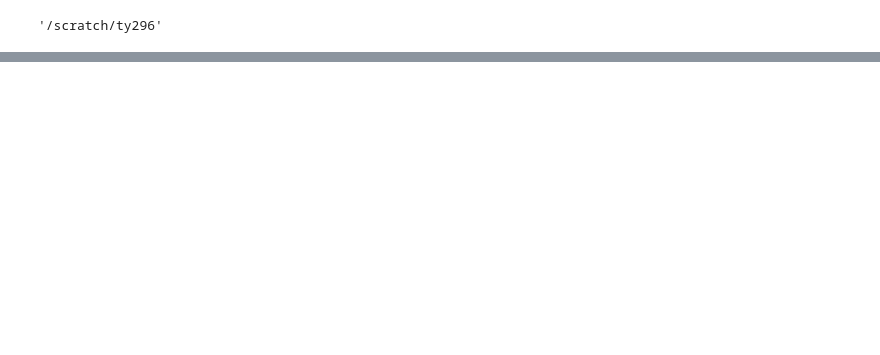
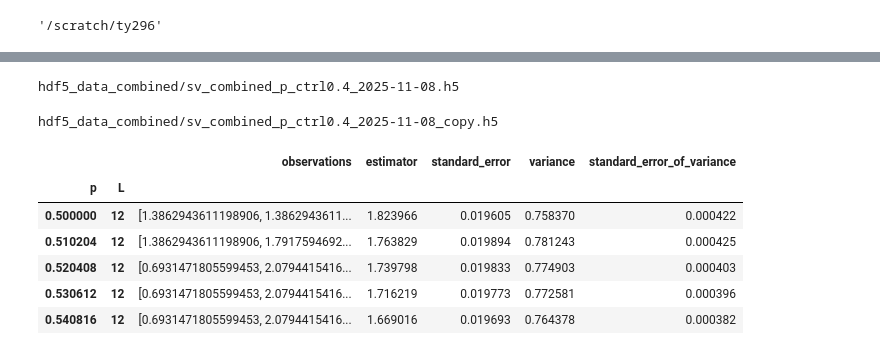
Before and after one commit to youtao1999/CT_MPS, a Jupyter notebook: sandbox.ipynb, the cells around one changed output, grey strips where cells are left out. Saved outputs shown, nothing was run; the diff lists cells and outputs as text; code cells hidden in the pictures; blank space fills up the shorter version.

```diff
--- a/sandbox.ipynb
+++ b/sandbox.ipynb
@@ -6,0 +43,20 @@ os.getcwd()
+# %%
+
+combined_sv_filename = f"hdf5_data_combined/sv_combined_p_ctrl0.4_{datetime.datetime.now().strftime('%Y-%m-%d')}.h5"
+print(combined_sv_filename)
+
+# with h5py.File(combined_sv_filename, 'w') as f_target:
+#     # No need to open files! Just create links directly
+#     for i, filename in enumerate(tqdm.tqdm(files_full_path)):
+#         ds_name = files[i]
+#         # Create external link instead of copying
+#         f_target[ds_name] = h5py.ExternalLink(filename, 'sv_arr')
+# %% [output]
+hdf5_data_combined/sv_combined_p_ctrl0.4_2025-11-08.h5
+# %%
+import h5py
+import tqdm
+new_combined_sv_filename = f"hdf5_data_combined/sv_combined_p_ctrl0.4_{datetime.datetime.now().strftime('%Y-%m-%d')}_copy.h5"
+print(new_combined_sv_filename)
+# %% [output]
+hdf5_data_combined/sv_combined_p_ctrl0.4_2025-11-08_copy.h5
@@ -6,0 +94,47 @@ os.getcwd()
+# %%
+import pandas as pd
+
+def calculate_mean_and_error(arr):
+    """Calculate mean and standard error of the mean."""
+    array = np.array(arr)
+    mean = np.mean(array)
+    sem = np.std(array, ddof=1) / np.sqrt(len(array))
+    return mean, sem
+
+def calculate_variance_and_error(arr):
+    """Calculate variance and standard error of variance."""
+    array = np.array(arr)
+    mean = np.mean(array)
+    var = np.var(array, ddof=1)
+
+    deviations = array - mean
+    fourth_moment = np.mean(deviations**4)
+    se_var = (1/len(array)) * (fourth_moment - (len(array)-3)/(len(array)-1) * var**2)
+    return var, se_var
+
+def output_df(data_dict):
+    index = pd.MultiIndex.from_tuples([(key[0], key[1]) for key in data_dict.keys() if key!='fn'], names=['p','L'])
+    df = pd.DataFrame({'observations': data_dict.values()}, index=index)
+
+    # Calculate mean and standard error using helper function
+    mean_error = df['observations'].apply(lambda x: calculate_mean_and_error(x))
+    df['estimator'] = mean_error.apply(lambda x: x[0])
+    df['standard_error'] = mean_error.apply(lambda x: x[1])
+
+    # Calculate variance and standard error of variance using helper function
+    var_error = df['observations'].apply(lambda x: calculate_variance_and_error(x))
+    df['variance'] = var_error.apply(lambda x: x[0])
+    df['standard_error_of_variance'] = var_error.apply(lambda x: x[1])
+
+    return df
+df = output_df(s0_dict)
+# %%
+df.head()
+# %% [output]
+|  |  | observations | estimator | standard_error | variance | standard_error_of_variance |
+| p | L |  |  |  |  |  |
+| 0.500000 | 12 | [1.3862943611198906, 1.3862943611... | 1.823966 | 0.019605 | 0.758370 | 0.000422 |
+| 0.510204 | 12 | [1.3862943611198906, 1.7917594692... | 1.763829 | 0.019894 | 0.781243 | 0.000425 |
+| 0.520408 | 12 | [0.6931471805599453, 2.0794415416... | 1.739798 | 0.019833 | 0.774903 | 0.000403 |
+| 0.530612 | 12 | [0.6931471805599453, 2.0794415416... | 1.716219 | 0.019773 | 0.772581 | 0.000396 |
+| 0.540816 | 12 | [0.6931471805599453, 2.0794415416... | 1.669016 | 0.019693 | 0.764378 | 0.000382 |
```
Also changed, not shown: parts of 12 cells of this notebook, 5 other files.
